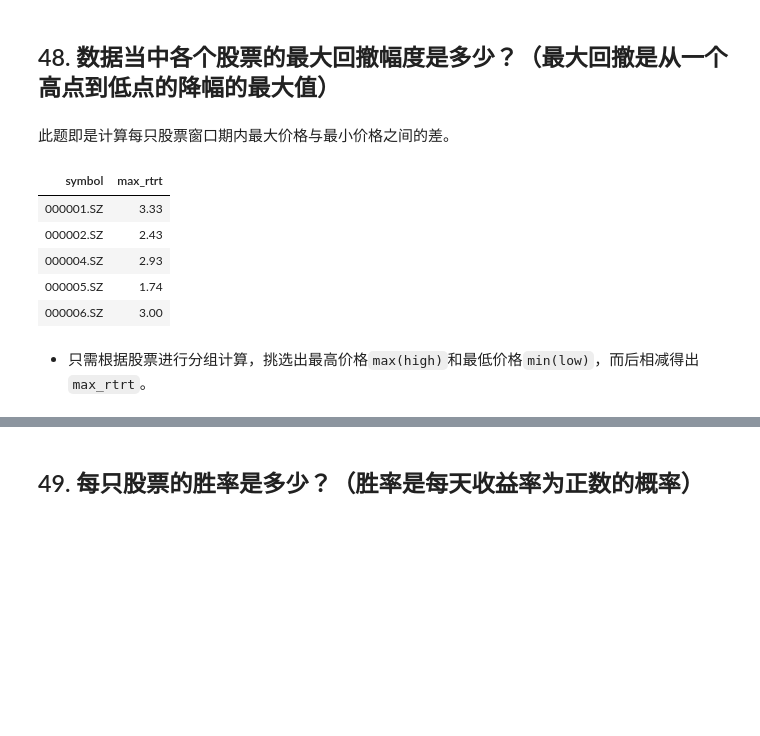
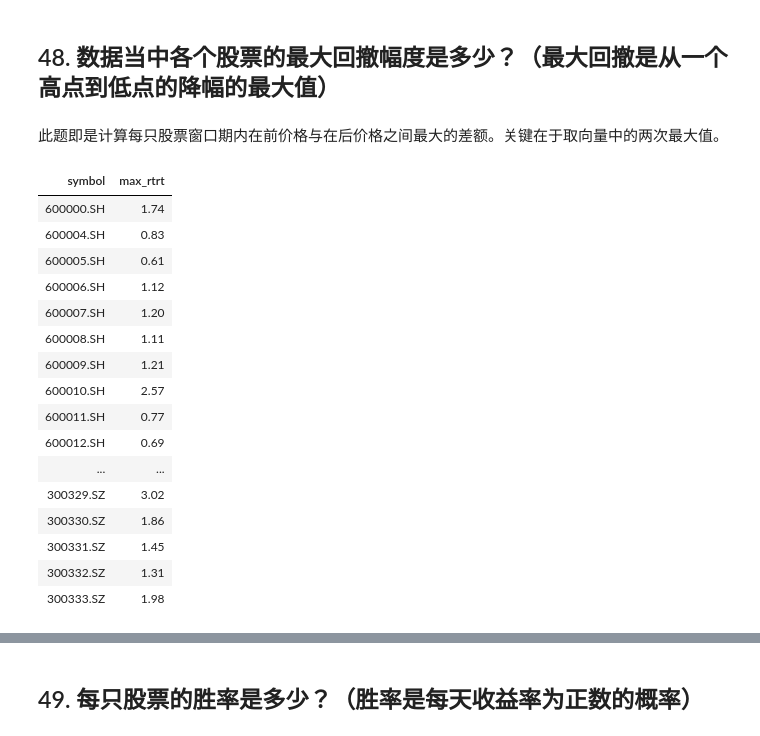
Before and after one commit to Ravin515/r-data-practice, a Jupyter notebook: answer-keys.ipynb, the cells around one changed output, grey strips where cells are left out. Drawn from its saved outputs; the diff is of its cells as text; code cells hidden in the pictures; blank space fills up the shorter version.

```diff
--- a/answer-keys.ipynb
+++ b/answer-keys.ipynb
@@ -1137,17 +1137,32 @@ data[, .(date_ym = str_sub(date, start = 1, end = 6), amount), keyby = .(industr
 - line 4 最后我们需要选择出每个月中相比于上个月总成交额下降幅度最大的那个行业，根据“先i，再by，最后j”的原则，首先我们去除`dn_m_range`为NA的观测，而后根据年月`date_ym`这个变量进行分组，最后还需要挑选出下降幅度最大的那个行业，就需要在.SD中再进行一次筛选，即`.SD[min(dn_m_range) == dn_m_range & dn_m_range < 0]`。
 # %% [markdown]
 ## 48. 数据当中各个股票的最大回撤幅度是多少？（最大回撤是从一个高点到低点的降幅的最大值）
-# %% [markdown]
-此题即是计算每只股票窗口期内最大价格与最小价格之间的差。
-# %%
-data[, .(max_rtrt = max(high) - min(low)), keyby = symbol
-    ][1:5]
-# %% [output]
-| symbol | max_rtrt |
-| 000001.SZ | 3.33 |
-| 000002.SZ | 2.43 |
-| 000004.SZ | 2.93 |
-| 000005.SZ | 1.74 |
-| 000006.SZ | 3.00 |
-# %% [markdown]
-- 只需根据股票进行分组计算，挑选出最高价格`max(high)`和最低价格`min(low)`，而后相减得出`max_rtrt`。
+# %% [markdown]
+此题即是计算每只股票窗口期内在前价格与在后价格之间最大的差额。关键在于取向量中的两次最大值。
+# %%
+data[, .(max_rtrt_d = {
+    a <- vector()
+    for (i in 1:.N) {
+       a[i] <- max(high[i] - low[i:.N])
+    }
+    a
+}), by = .(symbol)
+    ][, .(max_rtrt = max(max_rtrt_d)), by = .(symbol)]
+# %% [output]
+| symbol | max_rtrt |
+| 600000.SH | 1.74 |
+| 600004.SH | 0.83 |
+| 600005.SH | 0.61 |
+| 600006.SH | 1.12 |
+| 600007.SH | 1.20 |
+| 600008.SH | 1.11 |
+| 600009.SH | 1.21 |
+| 600010.SH | 2.57 |
+| 600011.SH | 0.77 |
+| 600012.SH | 0.69 |
+| ... | ... |
+| 300329.SZ | 3.02 |
+| 300330.SZ | 1.86 |
+| 300331.SZ | 1.45 |
+| 300332.SZ | 1.31 |
+| 300333.SZ | 1.98 |
```
Also changed, not shown: parts of 1 cell of this notebook.
